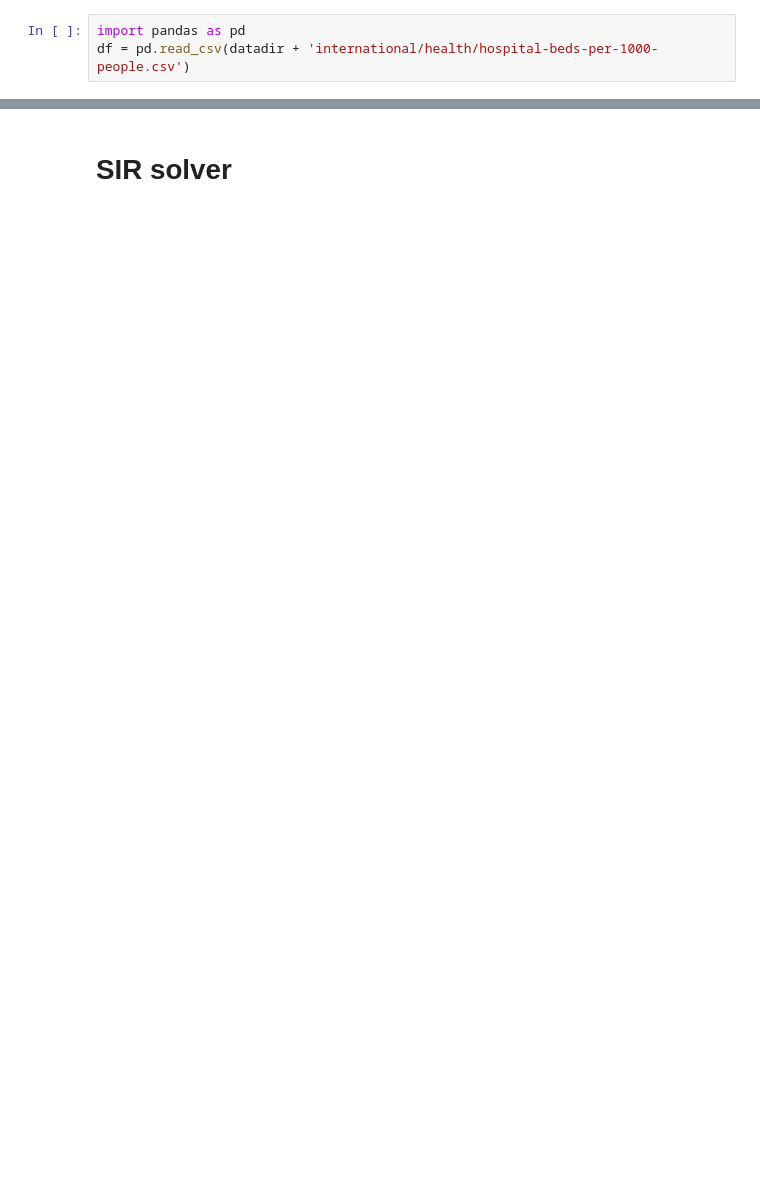
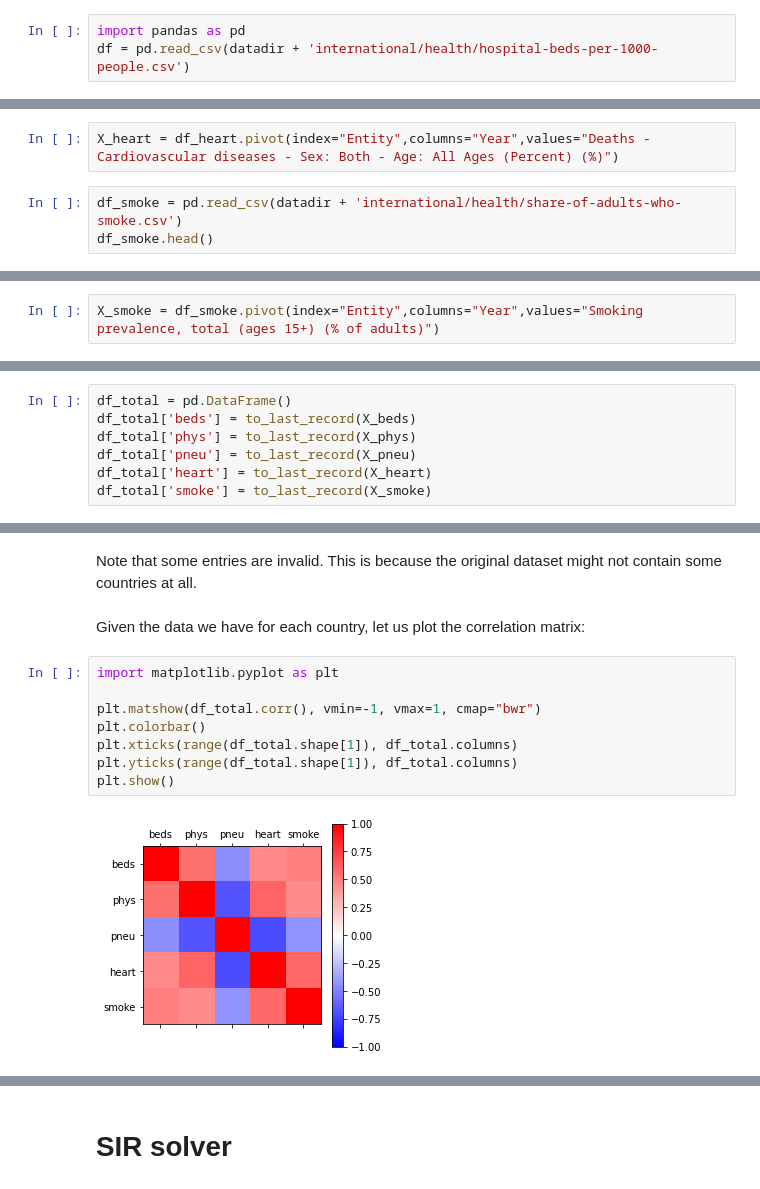
Before and after one commit to danielnee2/SKTW, a Jupyter notebook: TC/prediction_TC.ipynb, the cells around one changed output, grey strips where cells are left out. Saved outputs shown, nothing was run; the diff lists cells and outputs as text; blank space fills up the shorter version.

```diff
--- a/TC/prediction_TC.ipynb
+++ b/TC/prediction_TC.ipynb
@@ -17,0 +77,5 @@ X=df.pivot(index="Entity",columns="Year",values="Hospital beds (per 1,000 people
+# %%
+X_heart = df_heart.pivot(index="Entity",columns="Year",values="Deaths - Cardiovascular diseases - Sex: Both - Age: All Ages (Percent) (%)")
+# %%
+df_smoke = pd.read_csv(datadir + 'international/health/share-of-adults-who-smoke.csv')
+df_smoke.head()
@@ -17,0 +89,2 @@ X=df.pivot(index="Entity",columns="Year",values="Hospital beds (per 1,000 people
+# %%
+X_smoke = df_smoke.pivot(index="Entity",columns="Year",values="Smoking prevalence, total (ages 15+) (% of adults)")
@@ -17,0 +112,7 @@ X=df.pivot(index="Entity",columns="Year",values="Hospital beds (per 1,000 people
+# %%
+df_total = pd.DataFrame()
+df_total['beds'] = to_last_record(X_beds)
+df_total['phys'] = to_last_record(X_phys)
+df_total['pneu'] = to_last_record(X_pneu)
+df_total['heart'] = to_last_record(X_heart)
+df_total['smoke'] = to_last_record(X_smoke)
@@ -17,0 +129,14 @@ X=df.pivot(index="Entity",columns="Year",values="Hospital beds (per 1,000 people
+# %% [markdown]
+Note that some entries are invalid. This is because the original dataset might not contain some countries at all.
+# %% [markdown]
+Given the data we have for each country, let us plot the correlation matrix:
+# %%
+import matplotlib.pyplot as plt
+
+plt.matshow(df_total.corr(), vmin=-1, vmax=1, cmap="bwr")
+plt.colorbar()
+plt.xticks(range(df_total.shape[1]), df_total.columns)
+plt.yticks(range(df_total.shape[1]), df_total.columns)
+plt.show()
+# %% [output]
+[figure, added]
```
Also changed, not shown: parts of 46 cells of this notebook, 2 other files.
